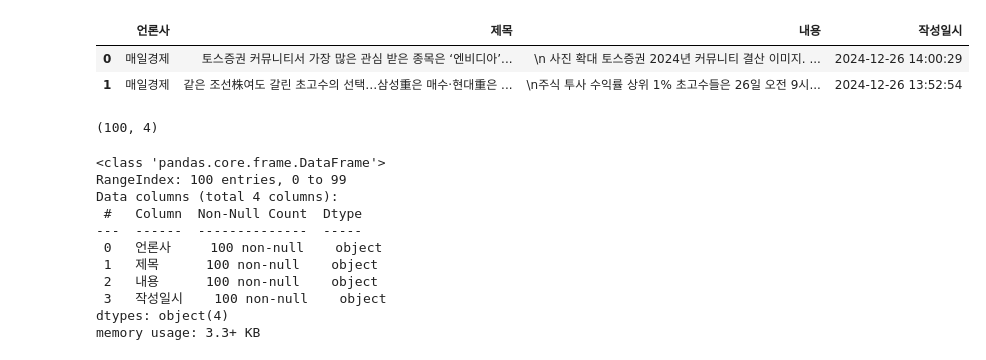
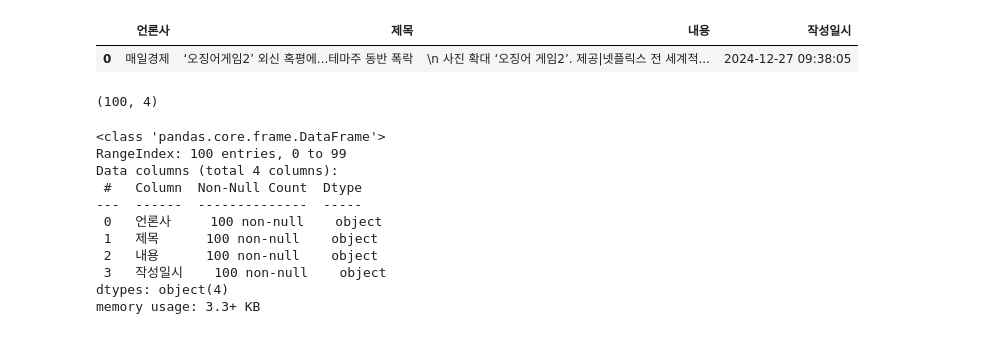
Before and after one commit to sang105kr/kdt_pythonstudy2, a Jupyter notebook: stock/증권뉴스_자연어처리_RSS.ipynb, the cells around one changed output. Drawn from its saved outputs; the diff is of its cells as text; code cells hidden in the pictures.

```diff
--- a/stock/증권뉴스_자연어처리_RSS.ipynb
+++ b/stock/증권뉴스_자연어처리_RSS.ipynb
@@ -30,10 +33,9 @@ today
 # %%
 df = pd.read_csv(f'news_{today}.csv')
-df.head(2)
+df.head(1)
 # %% [output]
 |  | 언론사 | 제목 | 내용 | 작성일시 |
-| 0 | 매일경제 | 토스증권 커뮤니티서 가장 많은 관심 받은 종목은 ‘엔비디아’... | \n 사진 확대 토스증권 2024년 커뮤니티 결산 이미지. ... | 2024-12-26 14:00:29 |
-| 1 | 매일경제 | 같은 조선株여도 갈린 초고수의 선택…삼성重은 매수·현대重은 ... | \n주식 투사 수익률 상위 1% 초고수들은 26일 오전 9시... | 2024-12-26 13:52:54 |
+| 0 | 매일경제 | ‘오징어게임2’ 외신 혹평에...테마주 동반 폭락 | \n 사진 확대 ‘오징어 게임2’. 제공|넷플릭스 전 세계적... | 2024-12-27 09:38:05 |
 # %%
 df.shape
 # %% [output]
```
Also changed, not shown: parts of 32 cells of this notebook, 5 other files.
